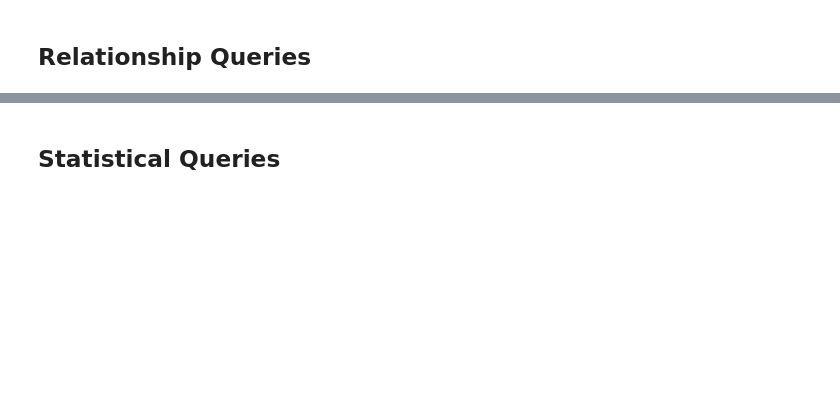
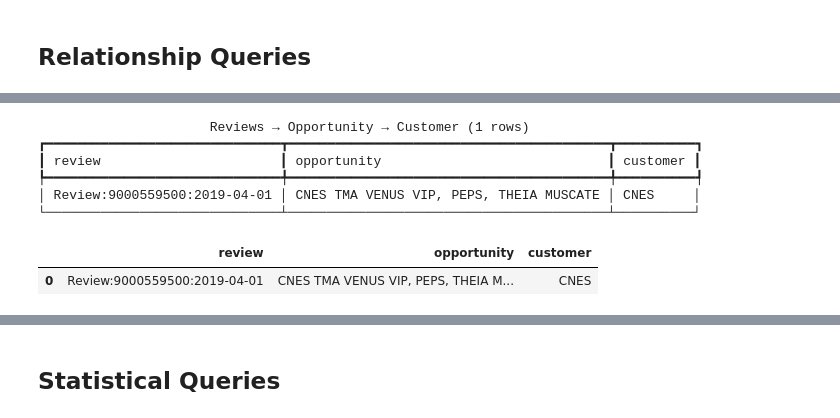
Before and after one commit to svngoku/genai-graph, a Jupyter notebook: notebooks/cypher_examples.ipynb, the cells around one changed output, grey strips where cells are left out. Cells and saved outputs as stored; diff of their text form; code cells hidden in the pictures; blank space fills up the shorter version.

```diff
--- a/notebooks/cypher_examples.ipynb
+++ b/notebooks/cypher_examples.ipynb
@@ -84,12 +105,23 @@ run_query(query, "Opportunities with Competitors")
 # %%
-# Opportunities with customers
-query = """
-MATCH (ro:ReviewedOpportunity)-[:HAS_CUSTOMER]->(cust:Customer)
-RETURN ro.name as opportunity, cust.name as customer
-ORDER BY ro.name
-LIMIT 10
-"""
-run_query(query, "Opportunities with Customers")
+# Reviews → Opportunity → Customer
+run_query(
+    """
+    MATCH (ro:ReviewedOpportunity)-[:REVIEWS]->(opp:Opportunity)-[:HAS_CUSTOMER]->(cust:Customer)
+    RETURN ro.name AS review, opp.name AS opportunity, cust.name AS customer
+    ORDER BY ro.name
+    LIMIT 10
+    """,
+    "Reviews → Opportunity → Customer",
+)
+# %% [output]
+                      Reviews → Opportunity → Customer (1 rows)
+┏━━━━━━━━━━━━━━━━━━━━━━━━━━━━━━┳━━━━━━━━━━━━━━━━━━━━━━━━━━━━━━━━━━━━━━━━━┳━━━━━━━━━━┓
+┃ review                       ┃ opportunity                             ┃ customer ┃
+┡━━━━━━━━━━━━━━━━━━━━━━━━━━━━━━╇━━━━━━━━━━━━━━━━━━━━━━━━━━━━━━━━━━━━━━━━━╇━━━━━━━━━━┩
+│ Review:9000559500:2019-04-01 │ CNES TMA VENUS VIP, PEPS, THEIA MUSCATE │ CNES     │
+└──────────────────────────────┴─────────────────────────────────────────┴──────────┘
+|  | review | opportunity | customer |
+| 0 | Review:9000559500:2019-04-01 | CNES TMA VENUS VIP, PEPS, THEIA M... | CNES |
 # %%
 # Count competitors per opportunity
 query = """
```
Also changed, not shown: parts of 19 cells of this notebook, 7 other files.
